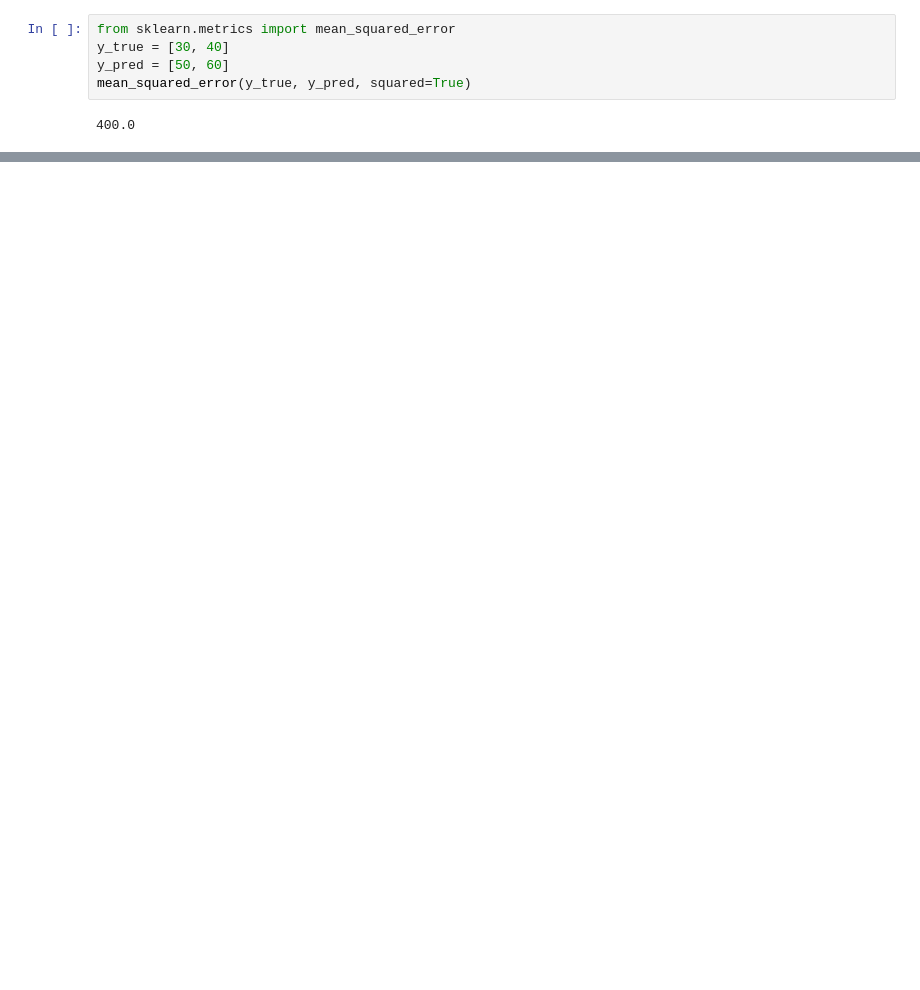
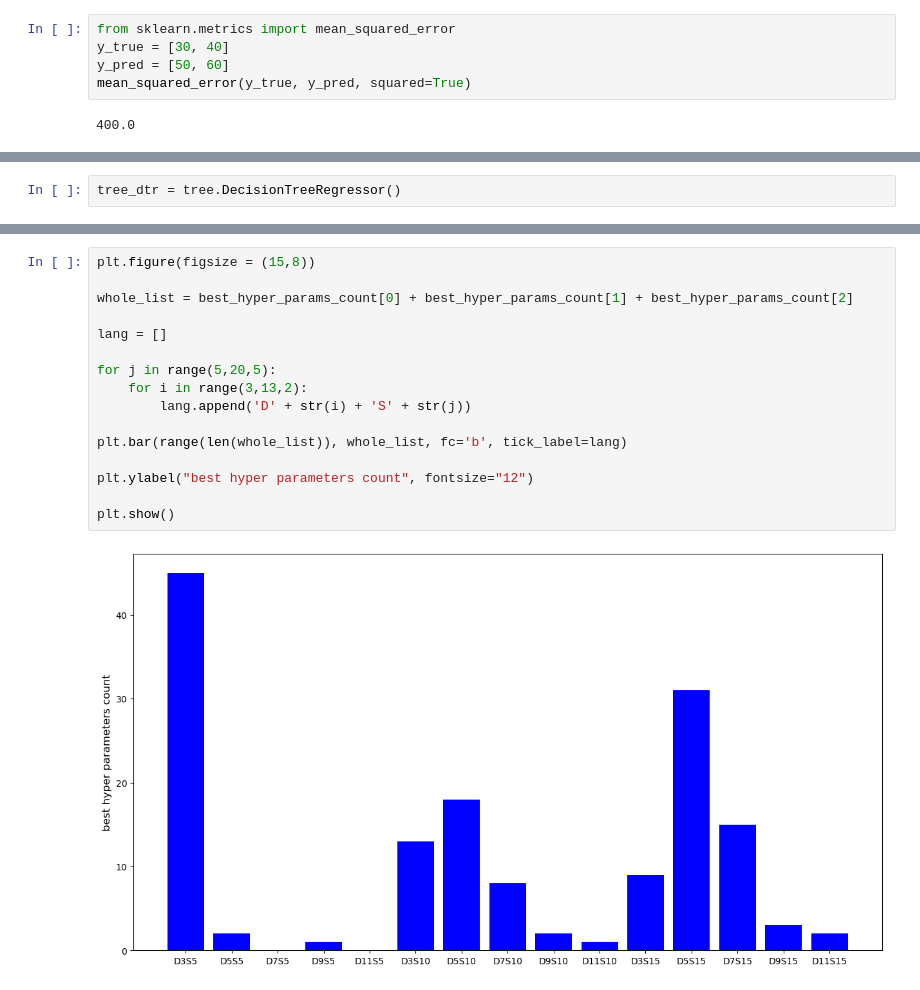
Before and after one commit to shawnhuyiwen/MLAssignment1, a Jupyter notebook: assignment1_real_estate_valuation_Regression.ipynb, the cells around one changed output, grey strips where cells are left out. Cells and saved outputs as stored; diff of their text form; blank space fills up the shorter version.

Commit message:
decision tree for regression done

```diff
--- a/assignment1_real_estate_valuation_Regression.ipynb
+++ b/assignment1_real_estate_valuation_Regression.ipynb
@@ -184,0 +186,2 @@ print('10000 NTD per Ping converted into 10000 GBD per meter squared :{:.5f}'.fo
+# %%
+tree_dtr = tree.DecisionTreeRegressor()
@@ -184,0 +231,18 @@ print('10000 NTD per Ping converted into 10000 GBD per meter squared :{:.5f}'.fo
+# %%
+plt.figure(figsize = (15,8))
+
+whole_list = best_hyper_params_count[0] + best_hyper_params_count[1] + best_hyper_params_count[2]
+
+lang = []
+
+for j in range(5,20,5):
+    for i in range(3,13,2):
+        lang.append('D' + str(i) + 'S' + str(j))
+
+plt.bar(range(len(whole_list)), whole_list, fc='b', tick_label=lang)
+
+plt.ylabel("best hyper parameters count", fontsize="12")
+
+plt.show()
+# %% [output]
+[figure, added]
```
Also changed, not shown: parts of 17 cells of this notebook, 1 other file.
